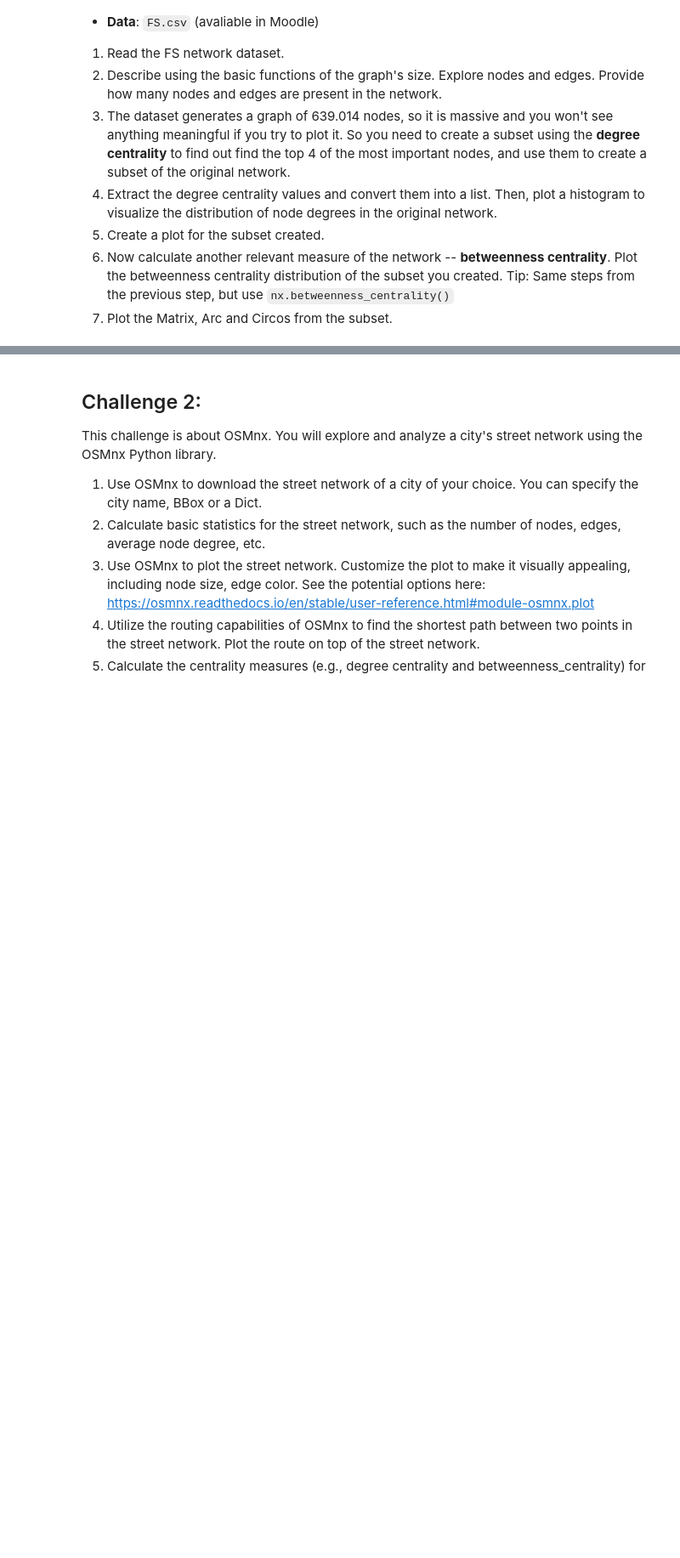
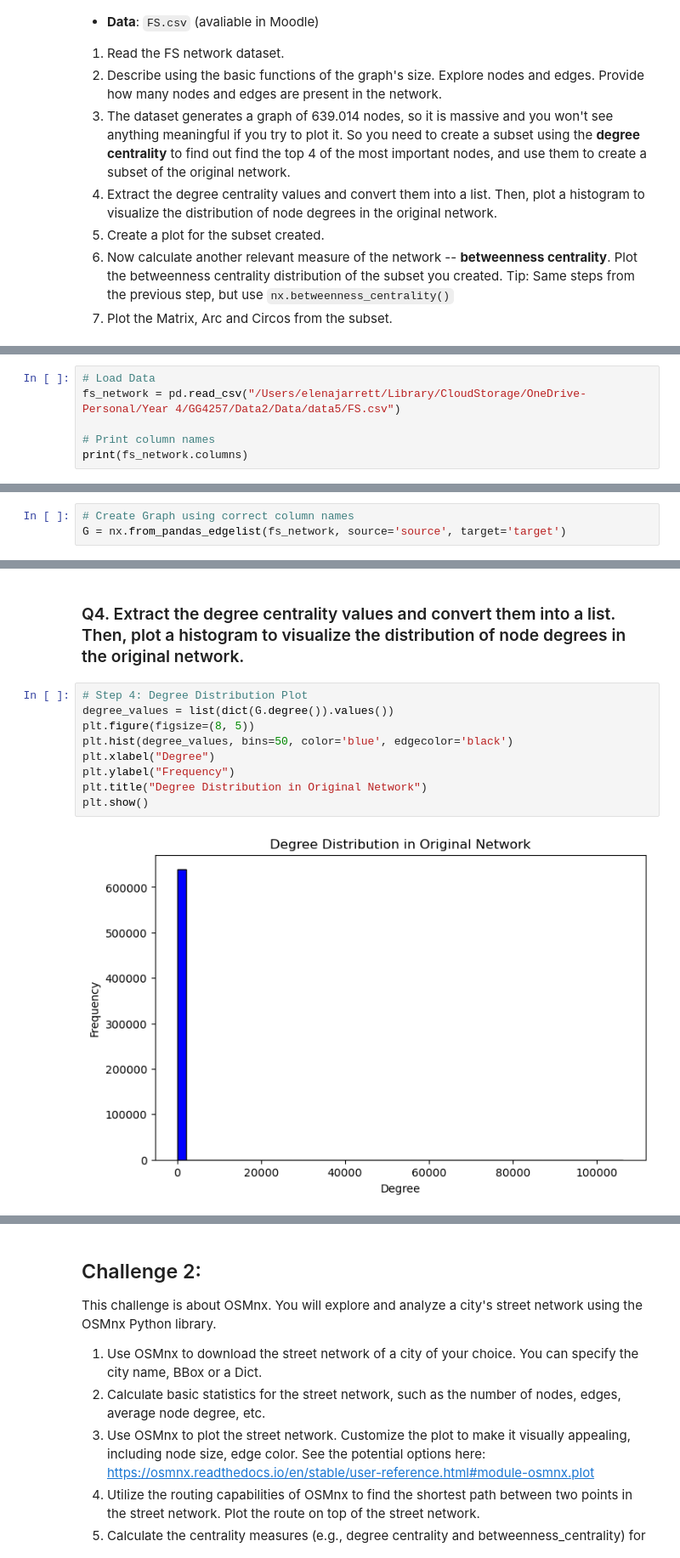
Before and after one commit to ejarrettt/UA_Lab_Assignment_2, a Jupyter notebook: Assignment2.ipynb, the cells around one changed output, grey strips where cells are left out. Shown: that part at 85% size. Drawn from its saved outputs; the diff is of its cells as text; blank space fills up the shorter version.

```diff
--- a/Assignment2.ipynb
+++ b/Assignment2.ipynb
@@ -54,0 +67,6 @@ Datasource: @inproceedings{gao2012exploring,
+# %%
+# Load Data
+fs_network = pd.read_csv("/Users/elenajarrett/Library/CloudStorage/OneDrive-Personal/Year 4/GG4257/Data2/Data/data5/FS.csv")
+
+# Print column names
+print(fs_network.columns)
@@ -54,0 +75,3 @@ Datasource: @inproceedings{gao2012exploring,
+# %%
+# Create Graph using correct column names
+G = nx.from_pandas_edgelist(fs_network, source='source', target='target')
@@ -54,0 +119,13 @@ Datasource: @inproceedings{gao2012exploring,
+# %% [markdown]
+### Q4. Extract the degree centrality values and convert them into a list. Then, plot a histogram to visualize the distribution of node degrees in the original network.
+# %%
+# Step 4: Degree Distribution Plot
+degree_values = list(dict(G.degree()).values())
+plt.figure(figsize=(8, 5))
+plt.hist(degree_values, bins=50, color='blue', edgecolor='black')
+plt.xlabel("Degree")
+plt.ylabel("Frequency")
+plt.title("Degree Distribution in Original Network")
+plt.show()
+# %% [output]
+[figure, added]
```
Also changed, not shown: parts of 64 cells of this notebook, 2 other files.
